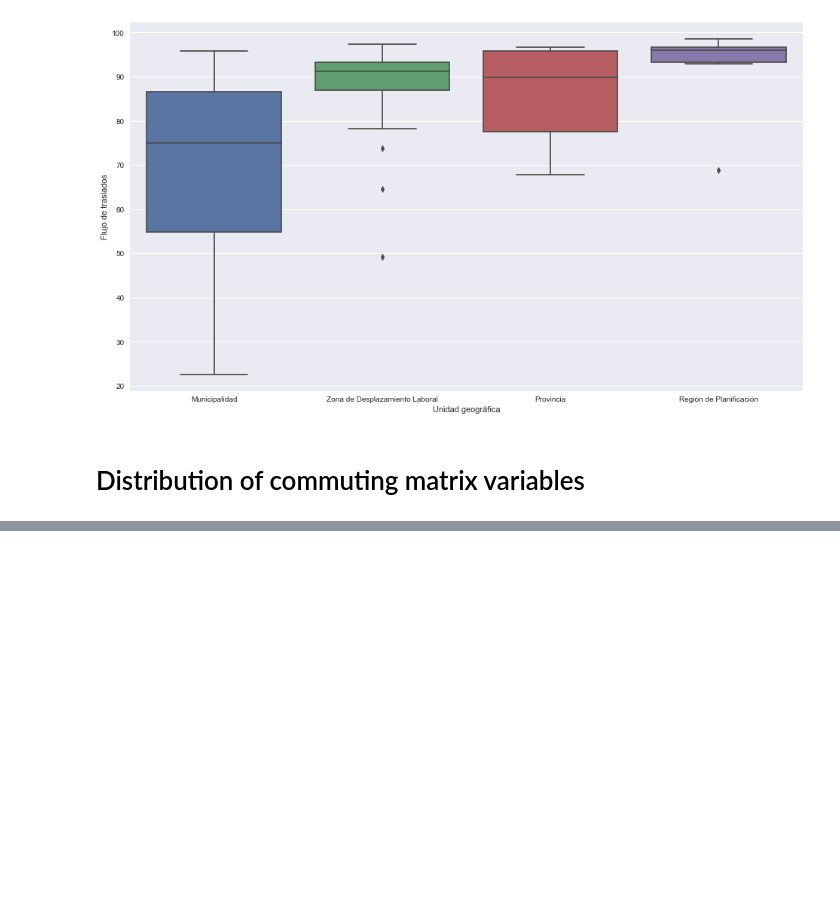
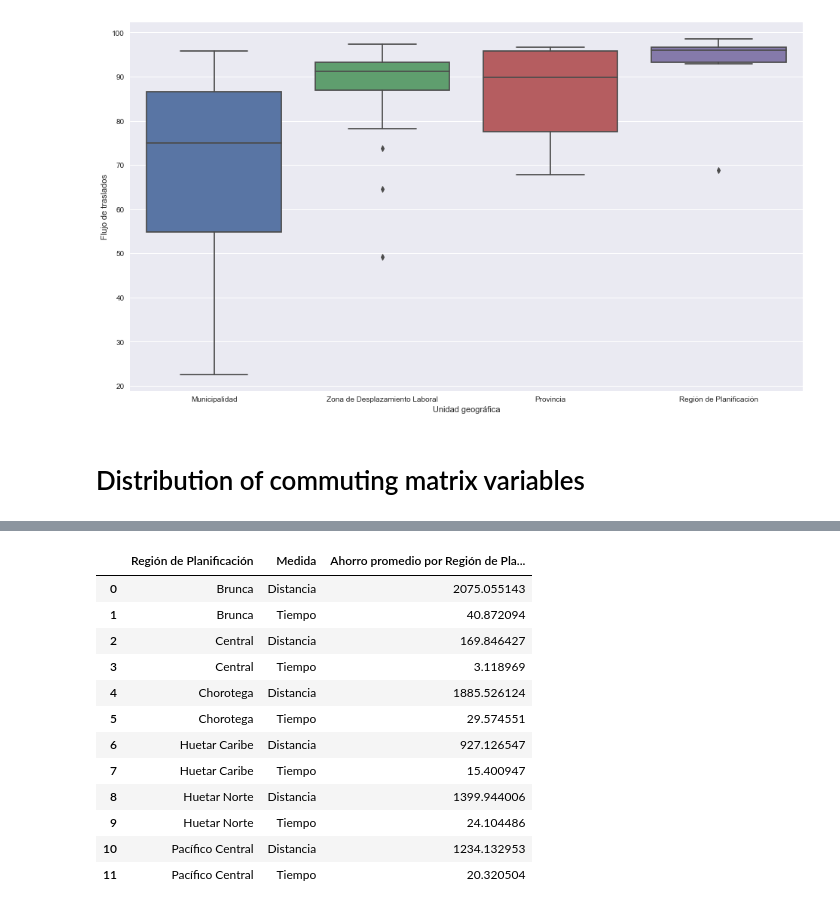
Before and after one commit to jigonr/Commuting-Zones-Costa-Rica, a Jupyter notebook: code/4-descriptive_statistics.ipynb, the cells around one changed output, grey strips where cells are left out. Saved outputs shown, nothing was run; the diff lists cells and outputs as text; code cells hidden in the pictures; blank space fills up the shorter version.

```diff
--- a/code/4-descriptive_statistics.ipynb
+++ b/code/4-descriptive_statistics.ipynb
@@ -201,0 +212,16 @@ plt.savefig(os.path.join(FIGURES_APPENDIX_OUTPUT, "commute_distribution.pdf"))
+# %%
+commute2020 = enaho2020.loc[~enaho2020["C7C1"].isna(), ['FACTOR', 'REGION', "C7C1", "A4", "C11", "share_dist", "share_time"]].copy()
+commute2020["Teletrabajo"] = "Sí"
+commute2020.loc[commute2020["C11"] != 'Dentro de su casa', "Teletrabajo"] = "No"
+commute2020.drop(columns="C11", inplace=True)
+commute2020 = (commute2020.set_index(['FACTOR', 'REGION', "C7C1", "A4", "Teletrabajo"])
+                          .stack()
+                          .reset_index()
+                          .rename(columns={"level_5": "Medida",
+                                           0: "Costo",
+                                           "C7C1": "Municipalidad de destino",
+                                           "A4": "Género",
+                                           "REGION": "Región de Planificación"}))
+commute2020["Medida"] = commute2020["Medida"].map({"share_dist": "Distancia",
+                                                   "share_time": "Tiempo"})
+commute2020["Región de Planificación"] = commute2020["Región de Planificación"].map(region_concordance.set_index("base").to_dict()["enaho_2020"])
@@ -201,0 +267,22 @@ plt.savefig(os.path.join(FIGURES_APPENDIX_OUTPUT, "commute_distribution.pdf"))
+# %%
+bote_savings2021_wfh_covid = commute2021[commute2021["Teletrabajo por COVID-19"] == 'Sí'].copy()
+bote_savings2021_wfh_covid["Ahorro"] = 4 * bote_savings2021_wfh_covid["Días que realiza teletrabajo"] * bote_savings2021_wfh_covid["Costo"]
+bote_savings2021_wfh_covid["Ahorro promedio por Región de Planificación"] = bote_savings2021_wfh_covid["Ahorro"] * bote_savings2021_wfh_covid["FACTOR"] / bote_savings2021_wfh_covid.groupby(["Región de Planificación", "Medida"])["FACTOR"].transform("sum")
+# %%
+bote_savings2021_wfh_covid_region = bote_savings2021_wfh_covid.groupby(["Región de Planificación", "Medida"])["Ahorro promedio por Región de Planificación"].sum().reset_index()
+bote_savings2021_wfh_covid_region.loc[bote_savings2021_wfh_covid_region["Medida"] == "Tiempo", "Ahorro promedio por Región de Planificación"] /= 60
+bote_savings2021_wfh_covid_region
+# %% [output]
+|  | Región de Planificación | Medida | Ahorro promedio por Región de Pla... |
+| 0 | Brunca | Distancia | 2075.055143 |
+| 1 | Brunca | Tiempo | 40.872094 |
+| 2 | Central | Distancia | 169.846427 |
+| 3 | Central | Tiempo | 3.118969 |
+| 4 | Chorotega | Distancia | 1885.526124 |
+| 5 | Chorotega | Tiempo | 29.574551 |
+| 6 | Huetar Caribe | Distancia | 927.126547 |
+| 7 | Huetar Caribe | Tiempo | 15.400947 |
+| 8 | Huetar Norte | Distancia | 1399.944006 |
+| 9 | Huetar Norte | Tiempo | 24.104486 |
+| 10 | Pacífico Central | Distancia | 1234.132953 |
+| 11 | Pacífico Central | Tiempo | 20.320504 |
```
Also changed, not shown: parts of 13 cells of this notebook, 21 other files.
